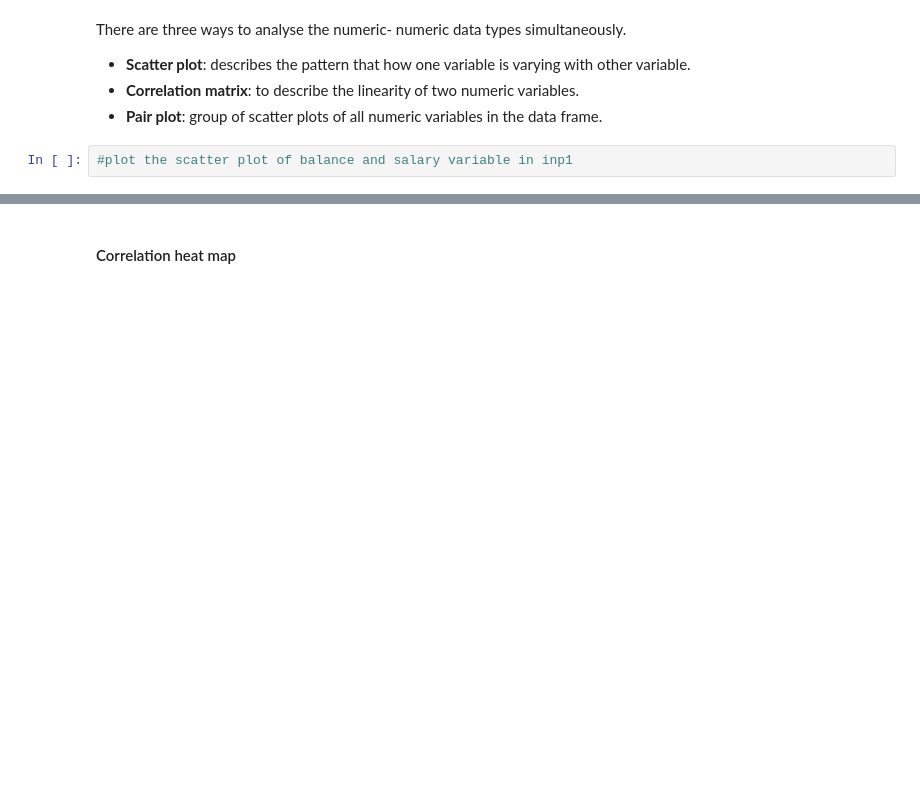
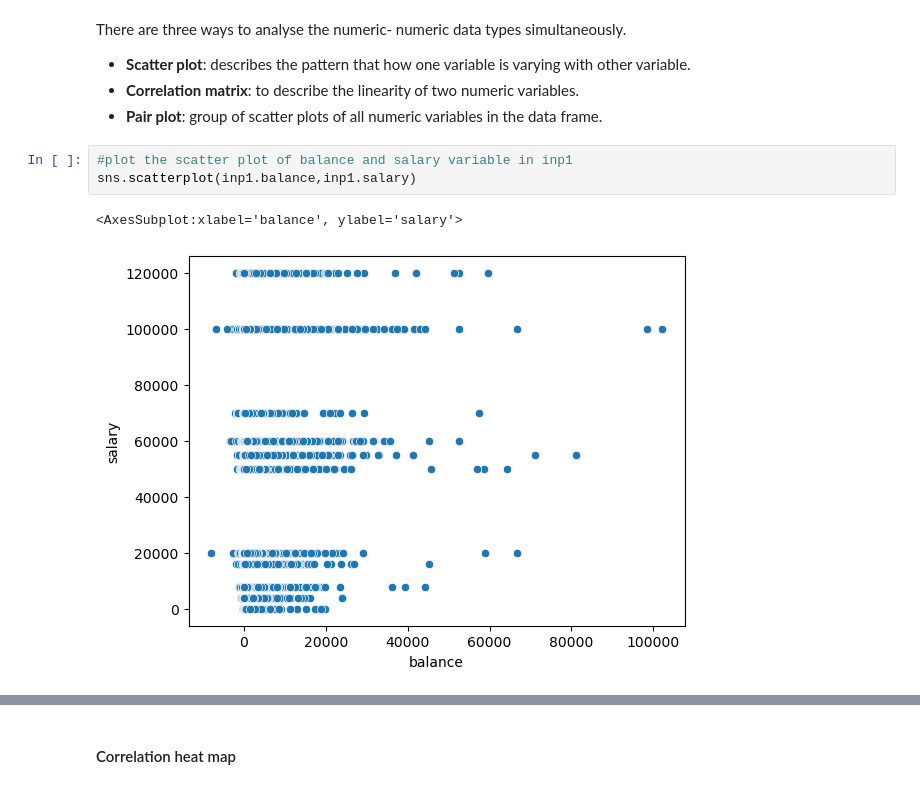
Before and after one commit to Ashik-Mohammed-S/EDA, a Jupyter notebook: Bank+Marketing+Campaign_EDA-blank+notebook.ipynb, the cells around one changed output, grey strips where cells are left out. Saved outputs shown, nothing was run; the diff lists cells and outputs as text; blank space fills up the shorter version.

```diff
--- a/Bank+Marketing+Campaign_EDA-blank+notebook.ipynb
+++ b/Bank+Marketing+Campaign_EDA-blank+notebook.ipynb
@@ -608,5 +608,9 @@ There are three ways to analyse the numeric- numeric data types simultaneously.
 - **Pair plot**: group of scatter plots of all numeric variables in the data frame.
 # %%
 #plot the scatter plot of balance and salary variable in inp1
+sns.scatterplot(inp1.balance,inp1.salary)
+# %% [output]
+<AxesSubplot:xlabel='balance', ylabel='salary'>
+[figure, added]
 # %%
 #plot the scatter plot of balance and age variable in inp1
```
Also changed, not shown: parts of 14 cells of this notebook.
